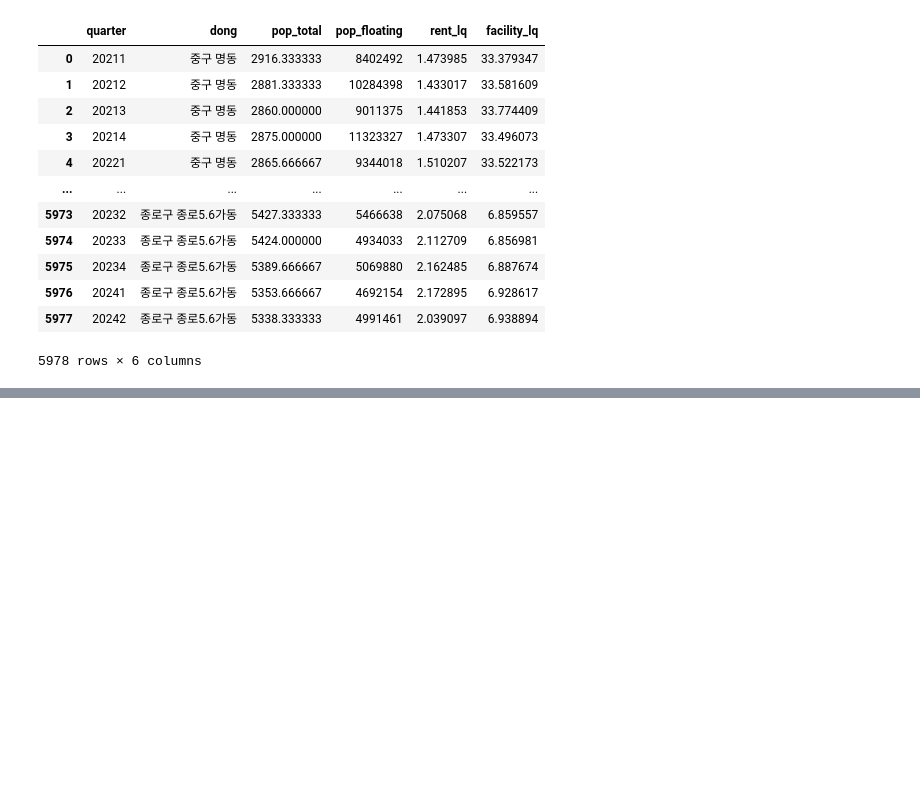
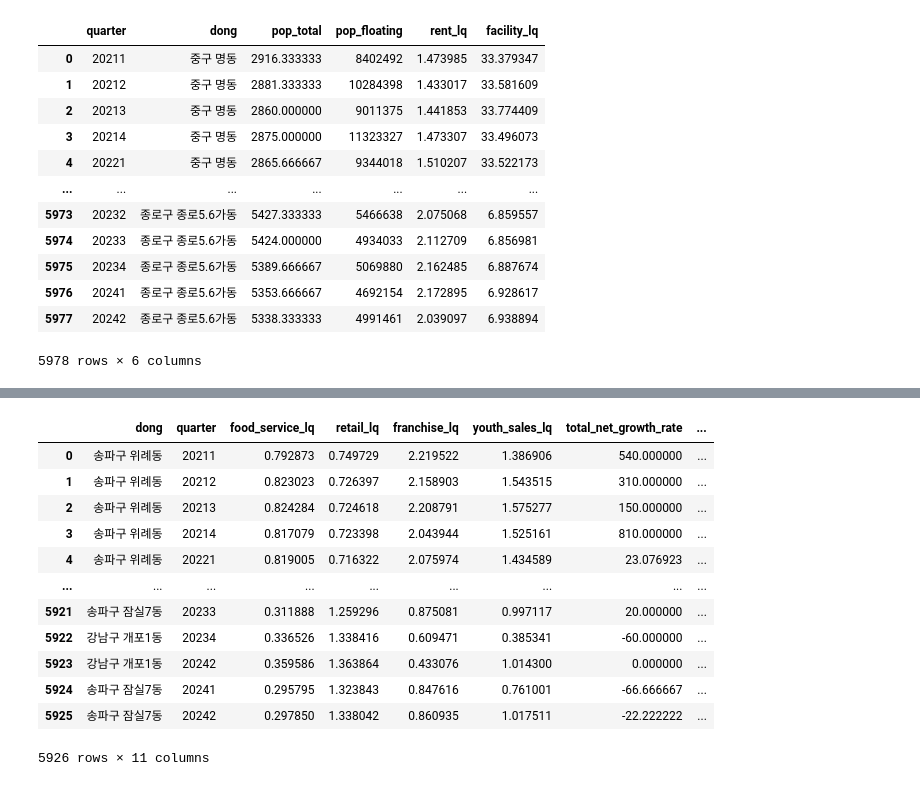
Before and after one commit to Gyuhyeon-Eom/FInal_Project, a Jupyter notebook: Final_FInal_LQ_EOM.ipynb, the cells around one changed output, grey strips where cells are left out. Saved outputs shown, nothing was run; the diff lists cells and outputs as text; code cells hidden in the pictures; blank space fills up the shorter version.

```diff
--- a/Final_FInal_LQ_EOM.ipynb
+++ b/Final_FInal_LQ_EOM.ipynb
@@ -97,0 +103,16 @@ plt.show()
+# %%
+merged_df
+# %% [output]
+|  | dong | quarter | food_service_lq | retail_lq | franchise_lq | youth_sales_lq | total_net_growth_rate | ... |
+| 0 | 송파구 위례동 | 20211 | 0.792873 | 0.749729 | 2.219522 | 1.386906 | 540.000000 | ... |
+| 1 | 송파구 위례동 | 20212 | 0.823023 | 0.726397 | 2.158903 | 1.543515 | 310.000000 | ... |
+| 2 | 송파구 위례동 | 20213 | 0.824284 | 0.724618 | 2.208791 | 1.575277 | 150.000000 | ... |
+| 3 | 송파구 위례동 | 20214 | 0.817079 | 0.723398 | 2.043944 | 1.525161 | 810.000000 | ... |
+| 4 | 송파구 위례동 | 20221 | 0.819005 | 0.716322 | 2.075974 | 1.434589 | 23.076923 | ... |
+| ... | ... | ... | ... | ... | ... | ... | ... | ... |
+| 5921 | 송파구 잠실7동 | 20233 | 0.311888 | 1.259296 | 0.875081 | 0.997117 | 20.000000 | ... |
+| 5922 | 강남구 개포1동 | 20234 | 0.336526 | 1.338416 | 0.609471 | 0.385341 | -60.000000 | ... |
+| 5923 | 강남구 개포1동 | 20242 | 0.359586 | 1.363864 | 0.433076 | 1.014300 | 0.000000 | ... |
+| 5924 | 송파구 잠실7동 | 20241 | 0.295795 | 1.323843 | 0.847616 | 0.761001 | -66.666667 | ... |
+| 5925 | 송파구 잠실7동 | 20242 | 0.297850 | 1.338042 | 0.860935 | 1.017511 | -22.222222 | ... |
+5926 rows × 11 columns
```
Also changed, not shown: parts of 5 cells of this notebook.
